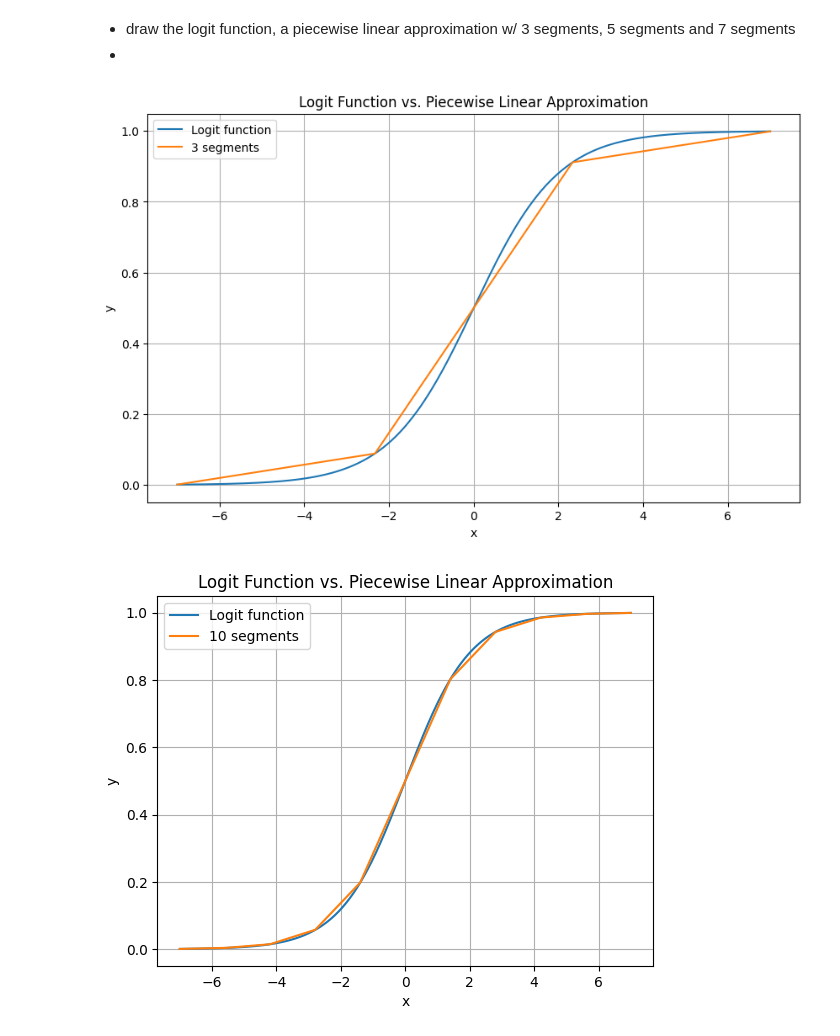
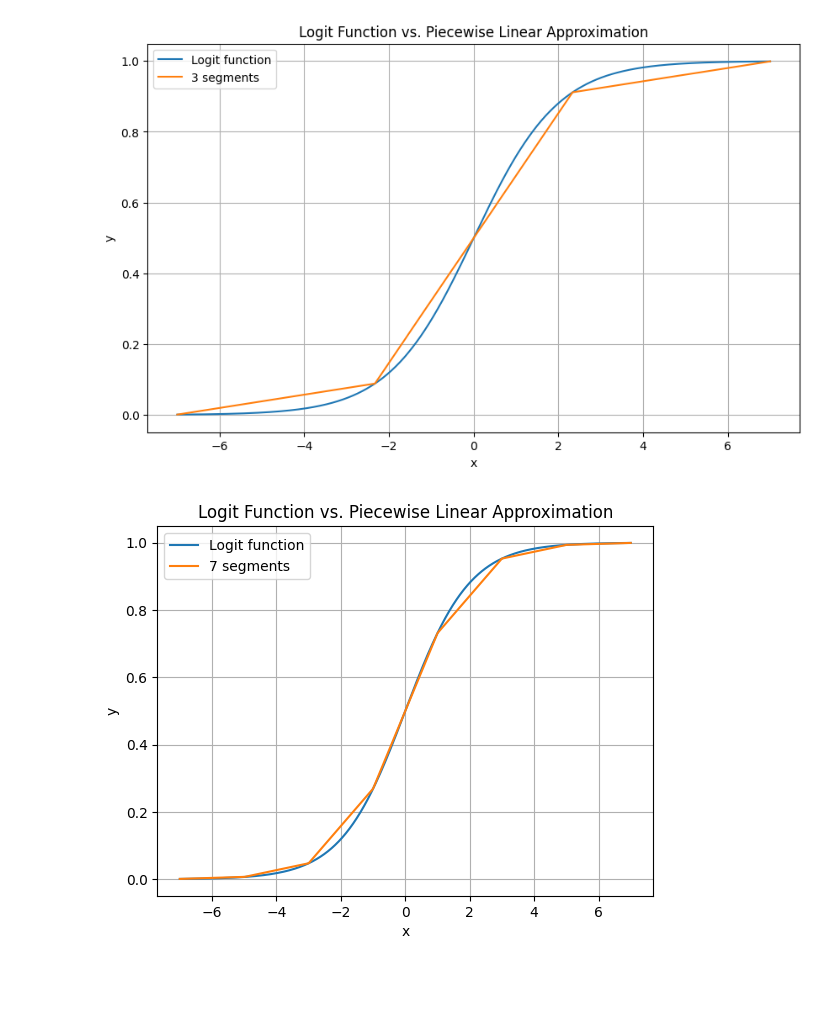
Before and after one commit to pgolbus/SummerSpringBoardAI, a Jupyter notebook: perceptron/linear_approx.ipynb, the cells around one changed output. Saved outputs shown, nothing was run; the diff lists cells and outputs as text; code cells hidden in the pictures; blank space fills up the shorter version.

```diff
--- a/perceptron/linear_approx.ipynb
+++ b/perceptron/linear_approx.ipynb
@@ -1,6 +1,3 @@
-# %% [markdown]
-  * draw the logit function, a piecewise linear approximation w/ 3 segments, 5 segments and 7 segments
-  *
 # %%
 import numpy as np
 import matplotlib.pyplot as plt
@@ -30,20 +27,20 @@ def piecewise_linear_approximation(x, segments):
 # %%
 x_values = np.linspace(-7, 7, 1000)
 logit_values = expit(x_values)
 
 plt.figure(figsize=(10, 6))
 
-for segments in [3, 10, 100]:
+for segments in [3, 7, 100]:
     plt.plot(x_values, logit_values, label="Logit function")
     approx_values = piecewise_linear_approximation(x_values, segments)
     plt.plot(x_values, approx_values, label=f"{segments} segments")
     plt.title("Logit Function vs. Piecewise Linear Approximation")
     plt.xlabel("x")
     plt.ylabel("y")
     plt.legend()
     plt.grid(True)
     plt.show()
 # %% [output]
 [figure]
-[figure, old version]
+[figure, new version]
 [figure]
```
Also changed, not shown: 2 other files.
